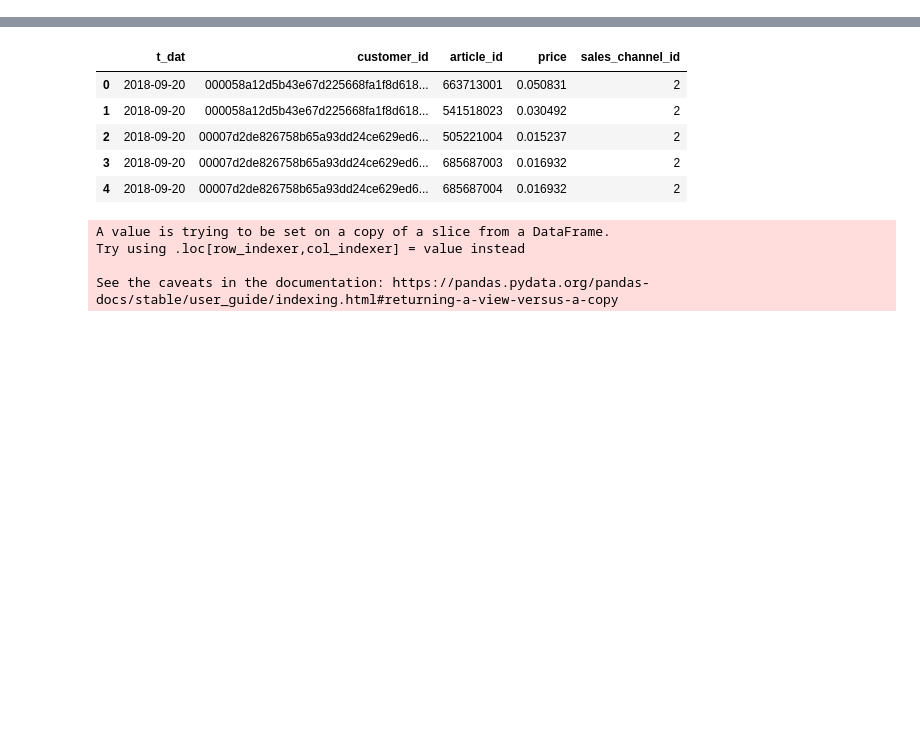
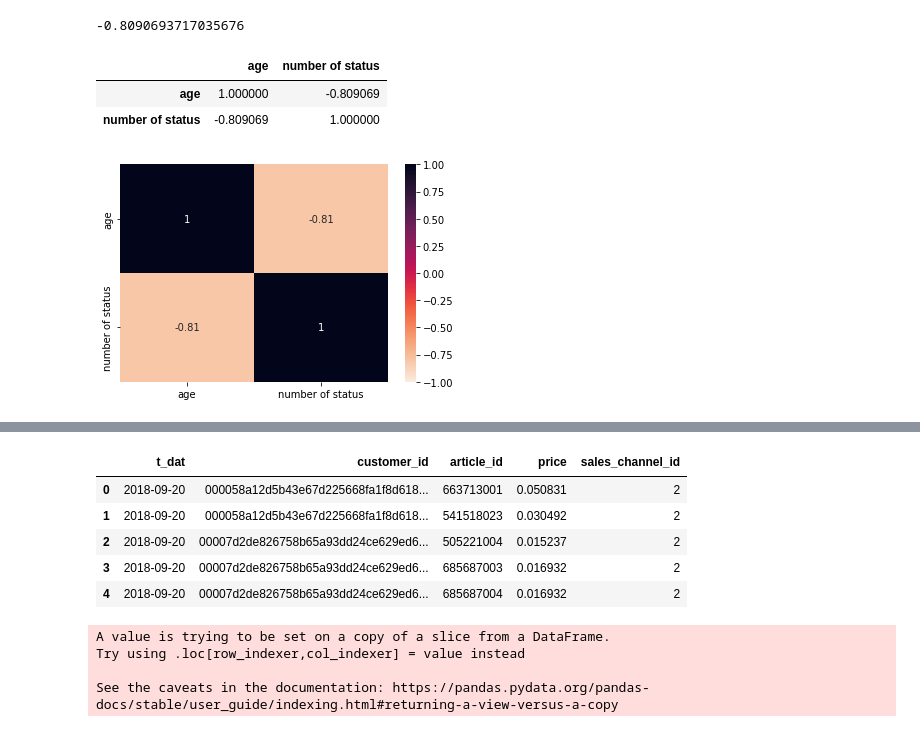
Before and after one commit to INA-95/H-M-Personalized-Fashion-Recommendations, a Jupyter notebook: EDA.ipynb, the cells around one changed output, grey strips where cells are left out. Saved outputs shown, nothing was run; the diff lists cells and outputs as text; code cells hidden in the pictures; blank space fills up the shorter version.

```diff
--- a/EDA.ipynb
+++ b/EDA.ipynb
@@ -135,0 +137,8 @@ distribution(customers, 'age')
+# %%
+# relationship with age & club_member_status
+# hypothesis : As you get older, you're not likely active in club member
+
+# number of club_member_status by age
+
+num_status_by_age = customers.groupby(['club_member_status'])['age'].value_counts().reset_index(name = 'number of status')
+num_status_by_age.head()
@@ -135,0 +152,3 @@ distribution(customers, 'age')
+# %%
+active = num_status_by_age[num_status_by_age['club_member_status'] == 'ACTIVE']
+active
@@ -135,0 +169,16 @@ distribution(customers, 'age')
+# %%
+import scipy.stats as stats
+
+age = active['age'].tolist()
+num_of_cust = active['number of status'].tolist()
+
+corr, _ = stats.pearsonr (age, num_of_cust)
+corr
+# %% [output]
+-0.8090693717035676
+# %%
+active.corr()
+# %% [output]
+|  | age | number of status |
+| age | 1.000000 | -0.809069 |
+| number of status | -0.809069 | 1.000000 |
@@ -135,0 +188,5 @@ distribution(customers, 'age')
+# %%
+sns.heatmap(active.corr(), vmin = -1, vmax = 1, annot = True, cmap = "rocket_r")
+plt.show()
+# %% [output]
+[figure, added]
```
Also changed, not shown: parts of 20 cells of this notebook.
